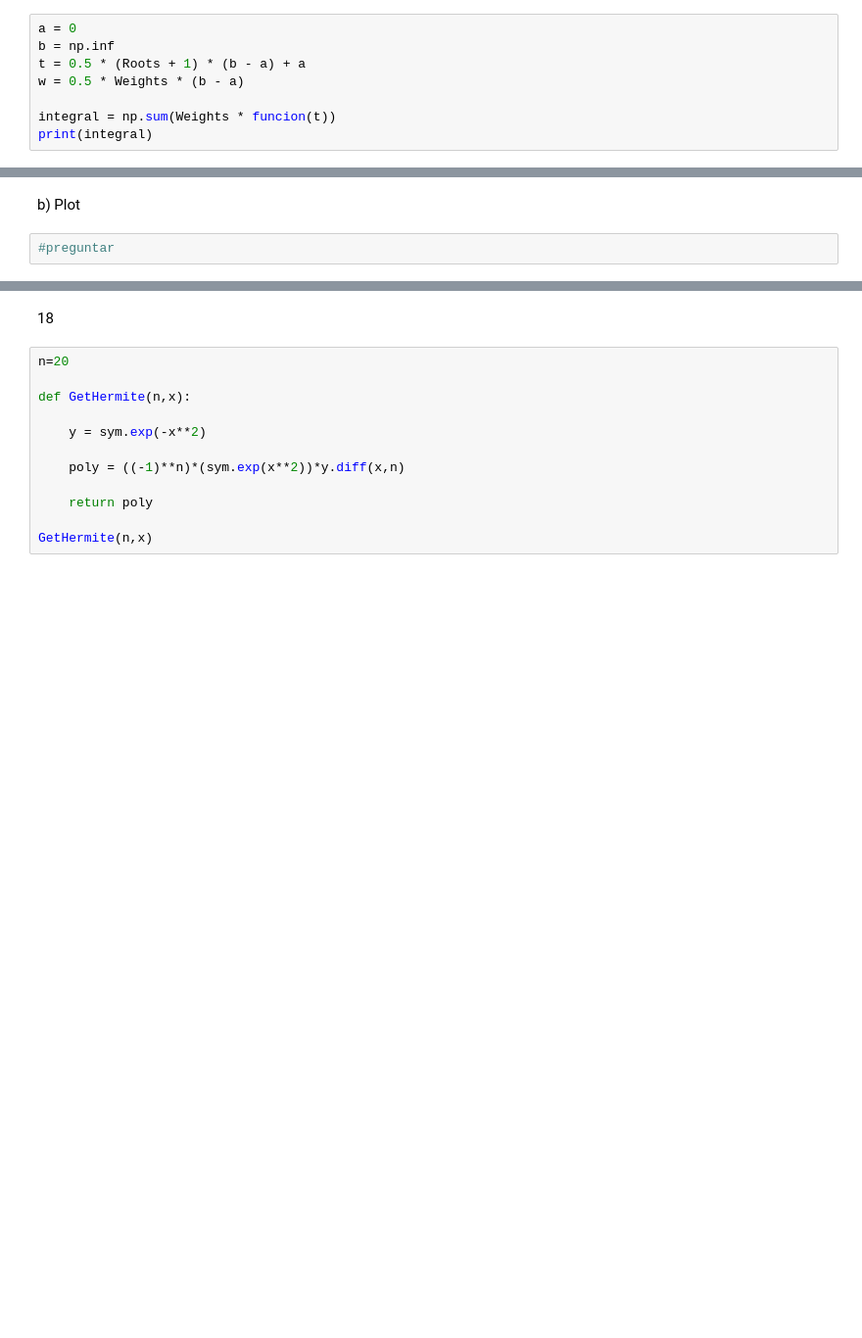
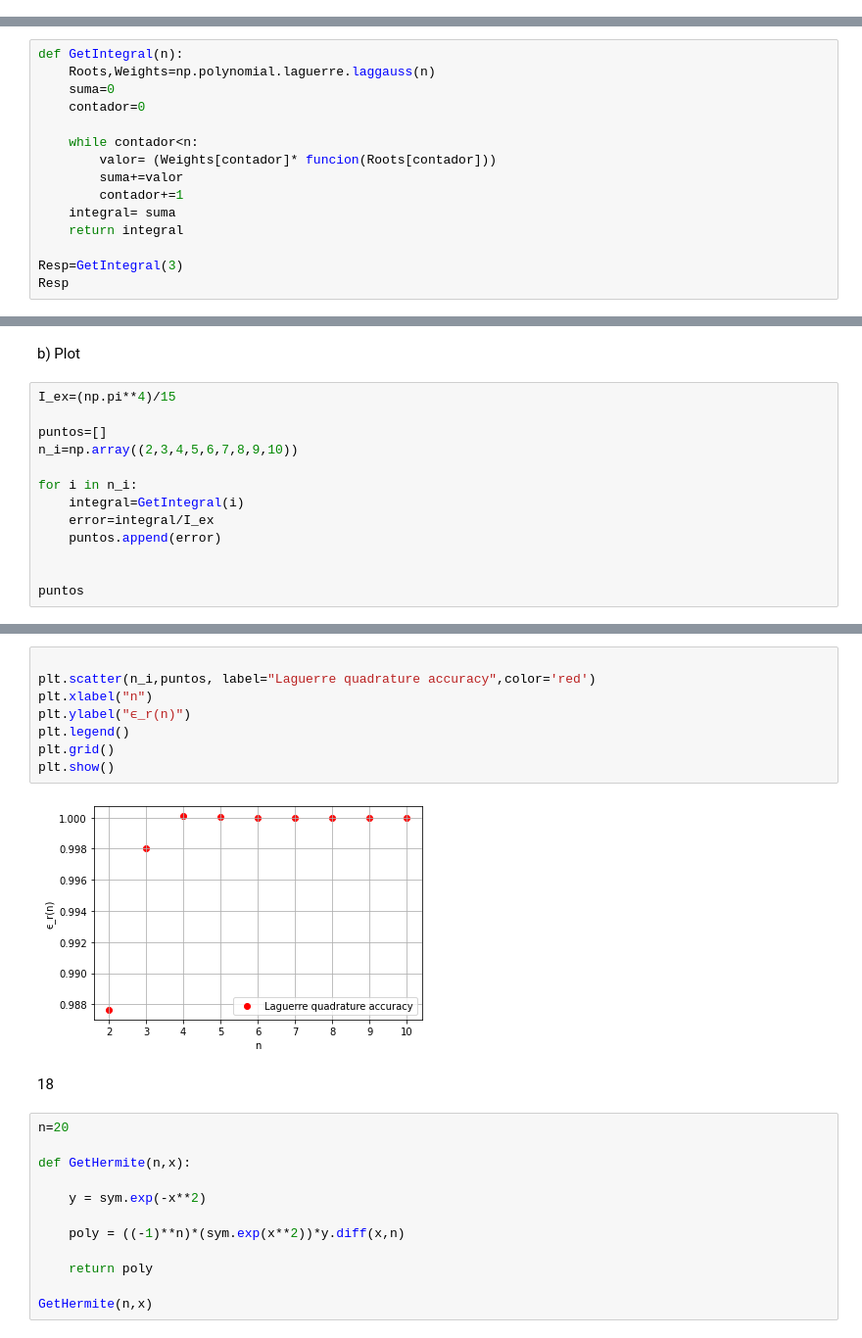
Before and after one commit to lsperezm/Metodos1-LauraPerez-SofiaLizarazo, a Jupyter notebook: Taller2/Taller2-LauraSofiaPerez-BrendaSofiaLizarazo.ipynb, the cells around one changed output, grey strips where cells are left out. Shown at 98% size. Saved outputs shown, nothing was run; the diff lists cells and outputs as text; blank space fills up the shorter version.

```diff
--- a/Taller2/Taller2-LauraSofiaPerez-BrendaSofiaLizarazo.ipynb
+++ b/Taller2/Taller2-LauraSofiaPerez-BrendaSofiaLizarazo.ipynb
@@ -564,11 +601,3 @@ Roots,Weights=np.polynomial.laguerre.laggauss(n)
 print(Roots,Weights)
 # %% [output]
 [0.41577456 2.29428036 6.28994508] [0.71109301 0.27851773 0.01038926]
-# %%
-a = 0
-b = np.inf
-t = 0.5 * (Roots + 1) * (b - a) + a
-w = 0.5 * Weights * (b - a)
-
-integral = np.sum(Weights * funcion(t))
-print(integral)
@@ -578,0 +604,15 @@ nan
+# %%
+def GetIntegral(n):
+    Roots,Weights=np.polynomial.laguerre.laggauss(n)
+    suma=0
+    contador=0
+
+    while contador<n:
+        valor= (Weights[contador]* funcion(Roots[contador]))
+        suma+=valor
+        contador+=1
+    integral= suma
+    return integral
+
+Resp=GetIntegral(3)
+Resp
@@ -579,4 +621,15 @@ nan
 # %% [markdown]
 b) Plot
 # %%
-#preguntar
+I_ex=(np.pi**4)/15
+
+puntos=[]
+n_i=np.array((2,3,4,5,6,7,8,9,10))
+
+for i in n_i:
+    integral=GetIntegral(i)
+    error=integral/I_ex
+    puntos.append(error)
+
+
+puntos
@@ -583,3 +646,13 @@ b) Plot
+# %%
+
+plt.scatter(n_i,puntos, label="Laguerre quadrature accuracy",color='red')
+plt.xlabel("n")
+plt.ylabel("ϵ_r(n)")
+plt.legend()
+plt.grid()
+plt.show()
+# %% [output]
+[figure, added]
 # %% [markdown]
 18
 # %%
```
Also changed, not shown: parts of 23 cells of this notebook.
